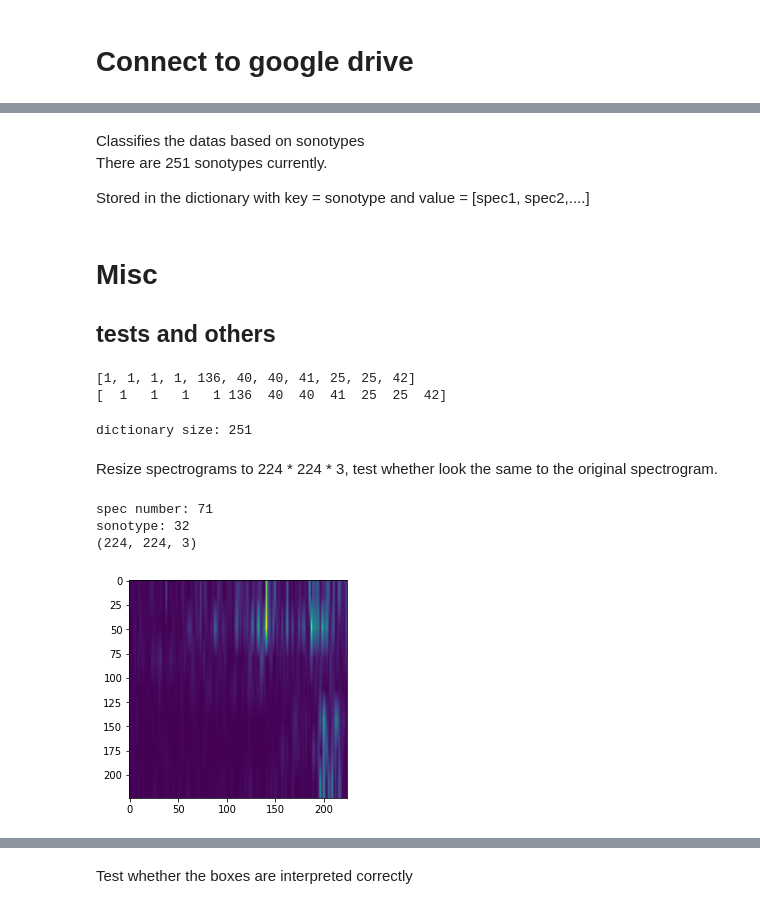
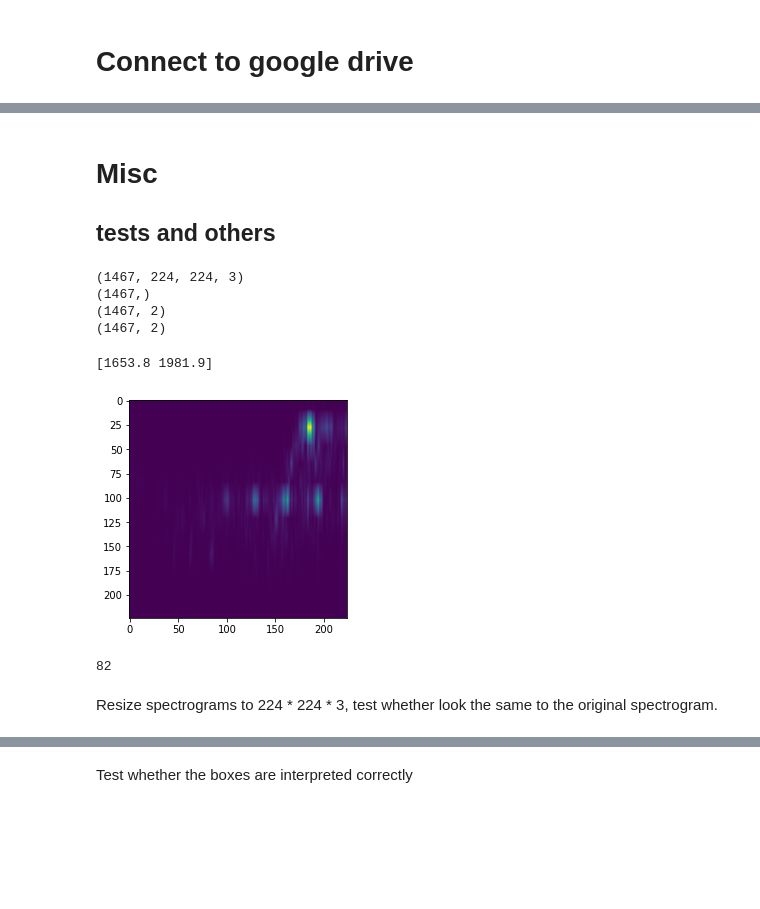
Before and after one commit to solislemuslab/tropical-stethoscope, a Jupyter notebook: Yuren/jupyter_notebook/dataset_creation.ipynb, the cells around one changed output, grey strips where cells are left out. Cells and saved outputs as stored; diff of their text form; code cells hidden in the pictures; blank space fills up the shorter version.

```diff
--- a/Yuren/jupyter_notebook/dataset_creation.ipynb
+++ b/Yuren/jupyter_notebook/dataset_creation.ipynb
@@ -177,53 +221,36 @@ with h5py.File('My Drive/Stethoscope/13A_data.hdf5', 'w') as f:
-# %% [markdown]
-Classifies the datas based on sonotypes <br>
-There are 251 sonotypes currently. <br>
-
-Stored in the dictionary with key = sonotype and value = [spec1, spec2,....]
 # %% [markdown]
 # **Misc**
 
 ## tests and others
 # %%
-check whether data are stored in the hdf5
-with h5py.File('My Drive/Stethoscope/13A_data.hdf5', 'r+') as f:
-    x_val = np.array(f["specs"])
-    x_value = np.array(f['sonotypes'])
-    x_freq = np.array(f["freqs"])
+# check hdf5 file
+f =  h5py.File('My Drive/Stethoscope/13A_data.hdf5', "r+")
+specs = np.array(f["specs"]).astype("float32")
+sonotypes = np.array(f["sonotypes"]).astype("float32")
+times = np.array(f["times"]).astype("float32")
+freqs = np.array(f["freqs"]).astype("float32")
+f.close()
+
+print(specs.shape)
+print(sonotypes.shape)
+print(freqs.shape)
+print(times.shape)
 # %% [output]
-[1, 1, 1, 1, 136, 40, 40, 41, 25, 25, 42]
-[  1   1   1   1 136  40  40  41  25  25  42]
+(1467, 224, 224, 3)
+(1467,)
+(1467, 2)
+(1467, 2)
-# %%
-# number_type = np.max(sonotypes)
-# print(number_type)
-
-data = {}
-for i in range(len(specs_resized)):
-  if sonotypes[i] in data:
-    data[sonotypes[i]].append(specs_resized[i])
-  else:
-    data[sonotypes[i]] = [specs_resized[i]]
-
-print("dictionary size: %i" % len(data))
-# %% [output]
-dictionary size: 251
+# %%
+print(freqs[10])
+# %% [output]
+[1653.8 1981.9]
+# %%
+plt.imshow(x_train[100][:,:,1])
+plt.show()
+print(y_train[100])
+# %% [output]
+[figure, added]
+82
 # %% [markdown]
 Resize spectrograms to 224 * 224 * 3, test whether look the same to the original spectrogram.
-# %%
-index = random.randint(0, len(freqs) - 1)
-print("spec number: %d" % index)
-print("sonotype: %d" % sonotypes[index])
-
-# file=cv2.cvtColor(specs[index].astype('uint8'), cv2.COLOR_BGR2RGB)
-file=cv2.cvtColor(specs[index].astype('float32'), cv2.COLOR_BGR2RGB)
-
-file=cv2.resize(file,(224,224))
-
-print(file.shape)
-plt.imshow(file[:,:,1])
-plt.show()
-# %% [output]
-spec number: 71
-sonotype: 32
-(224, 224, 3)
-[figure, removed]
 # %%
```
Also changed, not shown: parts of 21 cells of this notebook, 1 other file.
